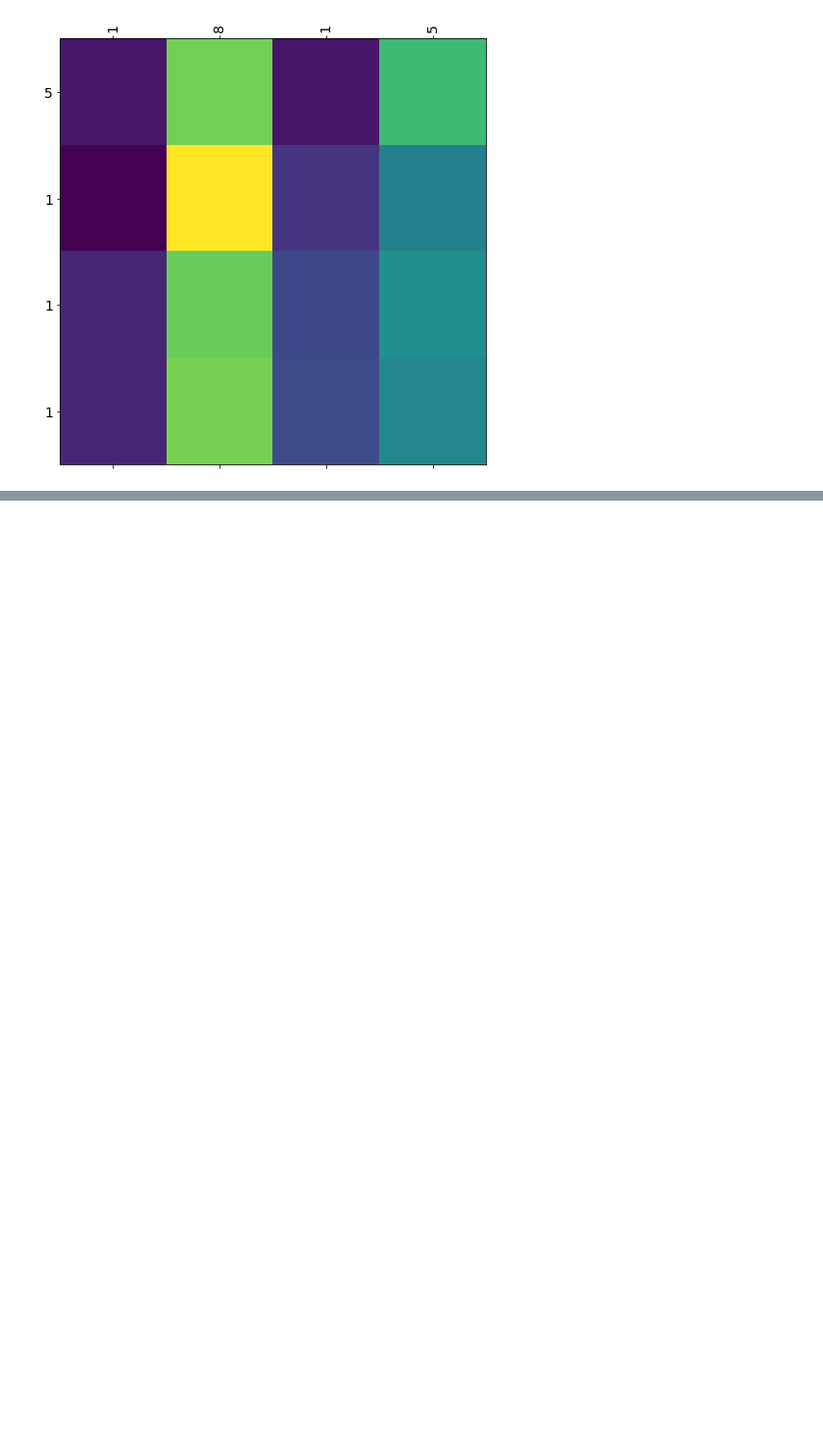
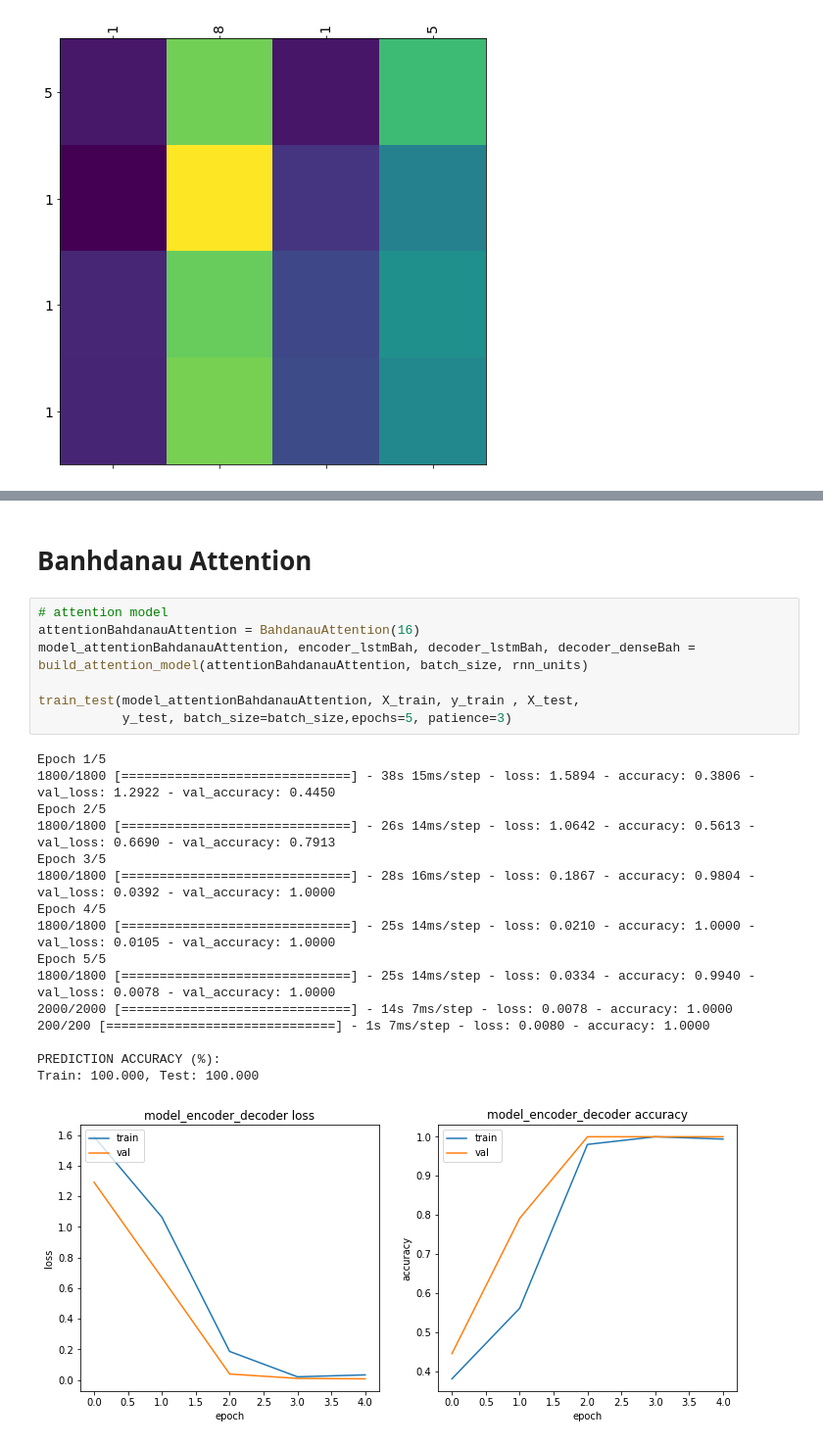
Before and after one commit to JanLeyva/DeepLearning, a Jupyter notebook: Copia_de_Assignment3Test3.ipynb, the cells around one changed output, grey strips where cells are left out. Shown at 98% size. Saved outputs shown, nothing was run; the diff lists cells and outputs as text; blank space fills up the shorter version.

```diff
--- a/Copia_de_Assignment3Test3.ipynb
+++ b/Copia_de_Assignment3Test3.ipynb
@@ -805,0 +986,26 @@ Predicted translation: [5, 1, 1, 1]
+# %% [markdown]
+# Banhdanau Attention
+# %%
+# attention model
+attentionBahdanauAttention = BahdanauAttention(16)
+model_attentionBahdanauAttention, encoder_lstmBah, decoder_lstmBah, decoder_denseBah = build_attention_model(attentionBahdanauAttention, batch_size, rnn_units)
+
+train_test(model_attentionBahdanauAttention, X_train, y_train , X_test,
+           y_test, batch_size=batch_size,epochs=5, patience=3)
+# %% [output]
+Epoch 1/5
+1800/1800 [==============================] - 38s 15ms/step - loss: 1.5894 - accuracy: 0.3806 - val_loss: 1.2922 - val_accuracy: 0.4450
+Epoch 2/5
+1800/1800 [==============================] - 26s 14ms/step - loss: 1.0642 - accuracy: 0.5613 - val_loss: 0.6690 - val_accuracy: 0.7913
+Epoch 3/5
+1800/1800 [==============================] - 28s 16ms/step - loss: 0.1867 - accuracy: 0.9804 - val_loss: 0.0392 - val_accuracy: 1.0000
+Epoch 4/5
+1800/1800 [==============================] - 25s 14ms/step - loss: 0.0210 - accuracy: 1.0000 - val_loss: 0.0105 - val_accuracy: 1.0000
+Epoch 5/5
+1800/1800 [==============================] - 25s 14ms/step - loss: 0.0334 - accuracy: 0.9940 - val_loss: 0.0078 - val_accuracy: 1.0000
+2000/2000 [==============================] - 14s 7ms/step - loss: 0.0078 - accuracy: 1.0000
+200/200 [==============================] - 1s 7ms/step - loss: 0.0080 - accuracy: 1.0000
+
+PREDICTION ACCURACY (%):
+Train: 100.000, Test: 100.000
+[figure, added]
```
Also changed, not shown: parts of 16 cells of this notebook.
